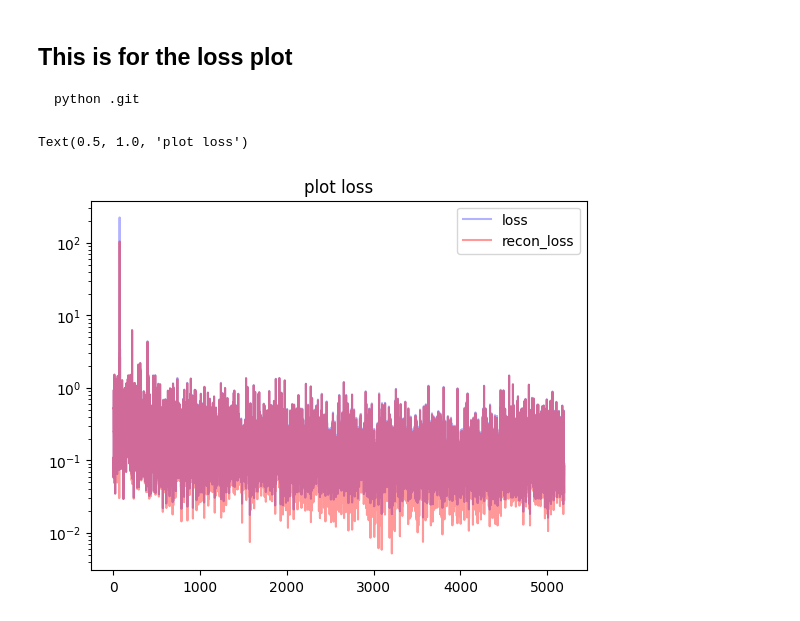
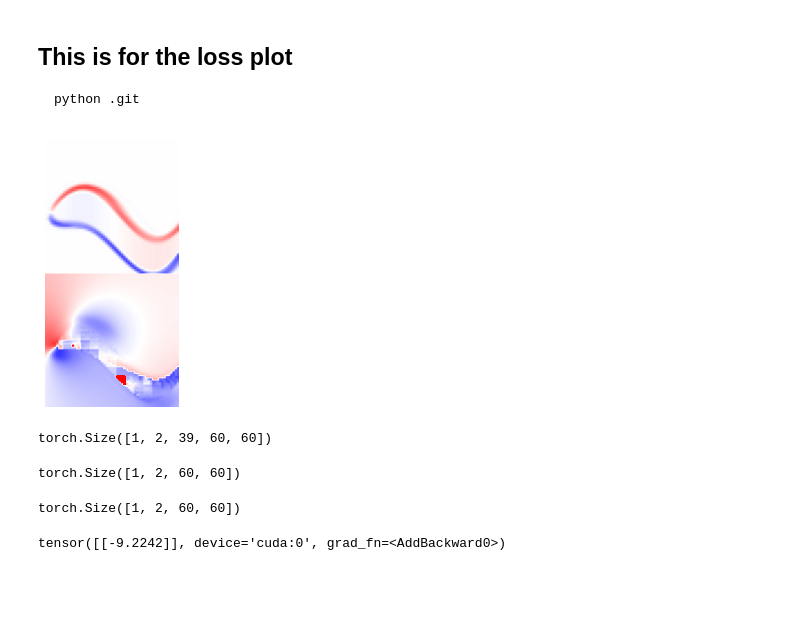
Before and after one commit to liangaomng/HSPS, a Jupyter notebook: read_loss.ipynb, the cells around one changed output. Cells and saved outputs as stored; diff of their text form; code cells hidden in the pictures; blank space fills up the shorter version.

````diff
--- a/read_loss.ipynb
+++ b/read_loss.ipynb
@@ -29,16 +18,13 @@ print(data.files)
 python .git
 ```
 # %%
-array1 = data['loss']
-recon_loss = data['recon_loss']
-mse_loss= data['mse']
-#discount=0 mean that mse =recon_loss
-plt.plot(array1,color='blue',alpha=0.3,label='loss')
-plt.plot(recon_loss,color='red',alpha=0.4,label='recon_loss')
+# array1 = data['loss']
+# recon_loss = data['recon_loss']
+# mse_loss= data['mse']
+# #discount=0 mean that mse =recon_loss
+# plt.plot(array1,color='blue',alpha=0.3,label='loss')
+# plt.plot(recon_loss,color='red',alpha=0.4,label='recon_loss')
 
-plt.legend()
-plt.yscale('log')
-plt.title("plot loss")
+# plt.legend()
+# plt.yscale('log')
+# plt.title("plot loss")
-# %% [output]
-Text(0.5, 1.0, 'plot loss')
-[figure, removed]
@@ -44,0 +587,10 @@ Text(0.5, 1.0, 'plot loss')
+# %%
+import numpy as np
+import matplotlib.pyplot as plt
+data_train = np.load("data/wave_vel/Fish_wave_vel_vp_data.npz")
+plt.imshow(data_train["x"][0,:,10,:60,:60].reshape(-1,60),cmap="bwr",vmin=-1,vmax=1)
+plt.axis('off')
+plt.tight_layout()
+plt.savefig("fish.png",dpi=250)
+# %% [output]
+[figure, added]
@@ -44,0 +599,14 @@ Text(0.5, 1.0, 'plot loss')
+# %%
+data_train_torch= data_train_torch[0:1,:,:39,:60,:60].to("cuda")
+data_train_torch.shape
+# %% [output]
+torch.Size([1, 2, 39, 60, 60])
+# %%
+y0=data_train_torch[:,:,1,:80,:80]
+y0.shape
+# %% [output]
+torch.Size([1, 2, 60, 60])
+# %%
+y0.shape
+# %% [output]
+torch.Size([1, 2, 60, 60])
@@ -44,0 +615,4 @@ Text(0.5, 1.0, 'plot loss')
+# %%
+logvar
+# %% [output]
+tensor([[-9.2242]], device='cuda:0', grad_fn=<AddBackward0>)
````
Also changed, not shown: parts of 17 cells of this notebook, 18 other files.
